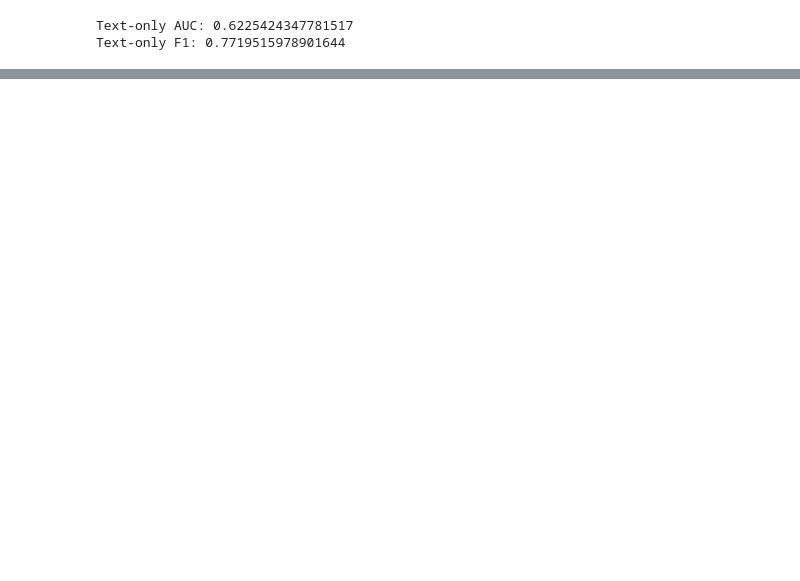
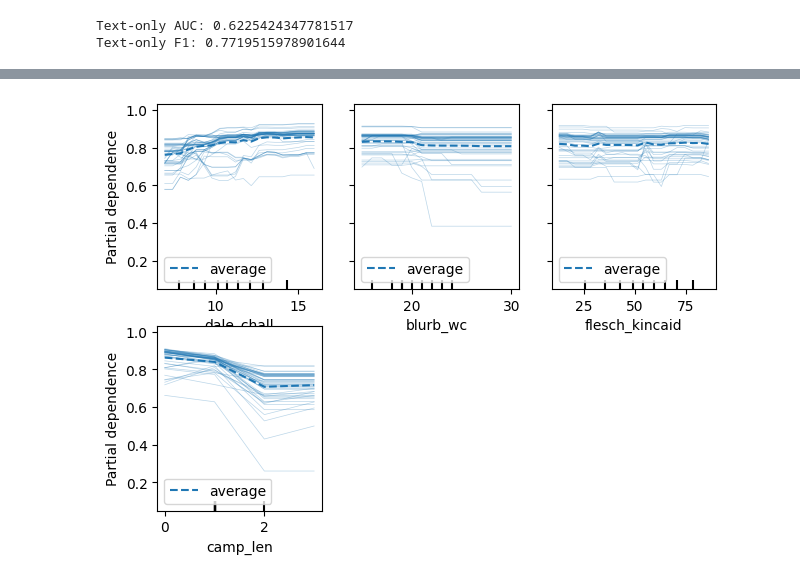
Before and after one commit to adityam23/explainable-crowdfunding-ml, a Jupyter notebook: Explanations.ipynb, the cells around one changed output, grey strips where cells are left out. Saved outputs shown, nothing was run; the diff lists cells and outputs as text; code cells hidden in the pictures; blank space fills up the shorter version.

```diff
--- a/Explanations.ipynb
+++ b/Explanations.ipynb
@@ -280,18 +295,20 @@ print("LR F1:", f1_score(y_test_all, lr_pred))
 # %%
-features = ['percent_funded']  # or ['goal']
+features=['dale_chall', 'blurb_wc', 'flesch_kincaid', 'camp_len']  # or ['goal']
 
 # Plot PDP and ICE
 PartialDependenceDisplay.from_estimator(
-    model_all,
-    X_test_all,
+    model_text,
+    X_test_text,
     features,
     kind="both",  # "average", "individual", or "both"
     subsample=50,  # ICE can be dense; subsample for clarity
     grid_resolution=20,
     random_state=0
 )
 
 plt.tight_layout()
 plt.show()
+# %% [output]
+[figure, added]
 # %%
 PartialDependenceDisplay.from_estimator(
```
Also changed, not shown: parts of 17 cells of this notebook.
